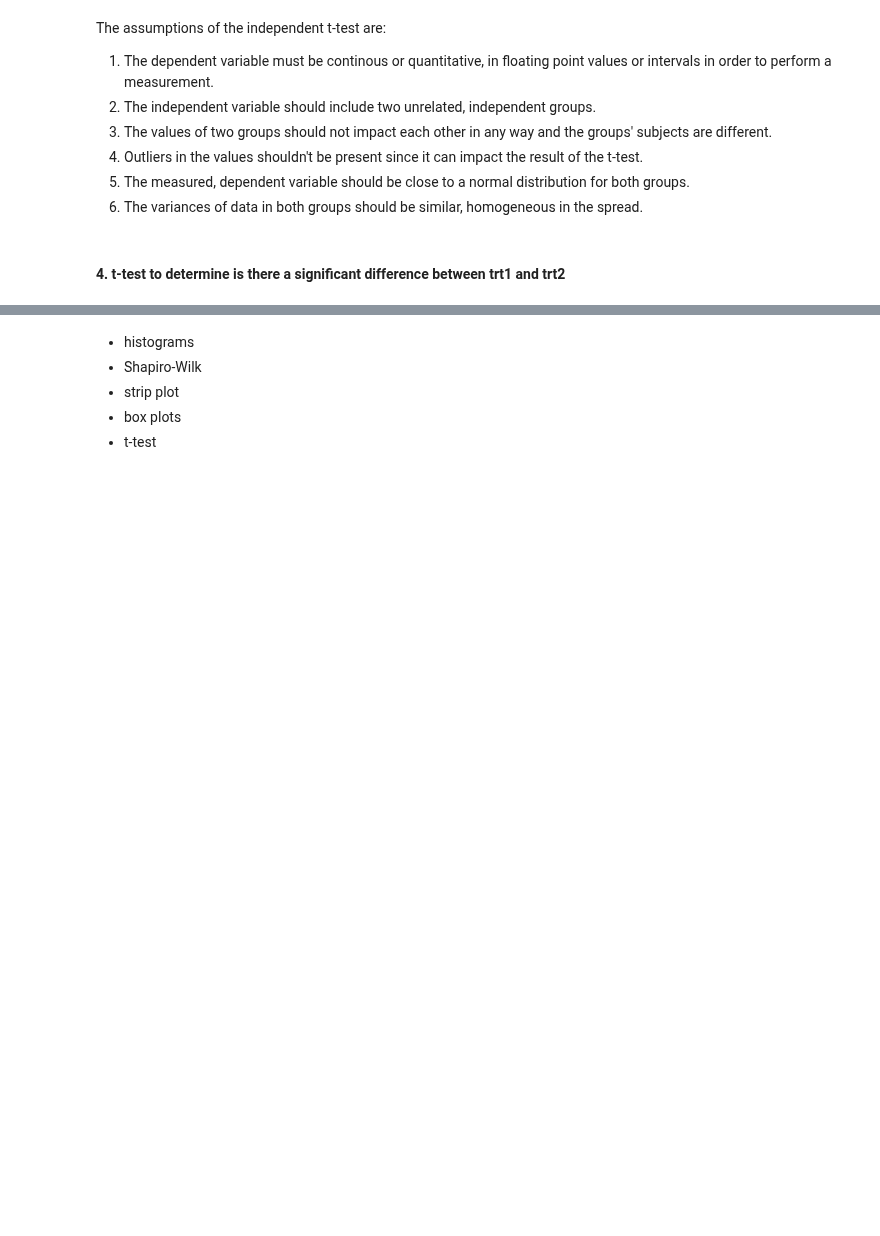
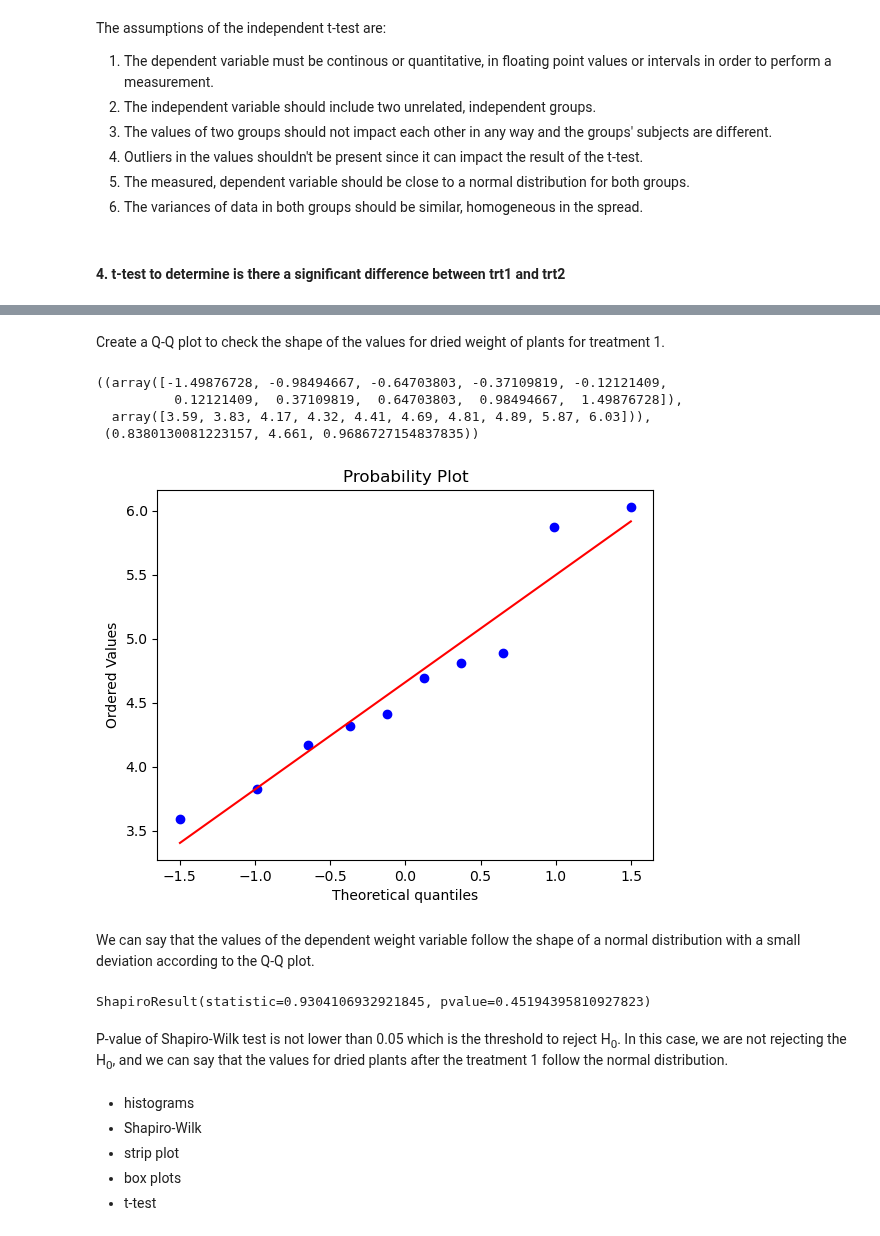
Before and after one commit to Tanja888/applied_statistics, a Jupyter notebook: project.ipynb, the cells around one changed output, grey strips where cells are left out. Saved outputs shown, nothing was run; the diff lists cells and outputs as text; code cells hidden in the pictures; blank space fills up the shorter version.

```diff
--- a/project.ipynb
+++ b/project.ipynb
@@ -134,3 +149,25 @@ The assumptions of the independent t-test are:
+# %% [markdown]
+Create a Q-Q plot to check the shape of the values for dried weight of plants for treatment 1.
+# %%
+fig, ax = plt.subplots()
+
+# Q-Q plot
+stats.probplot(trt1_group, dist='norm', plot=ax)
+# %% [output]
+((array([-1.49876728, -0.98494667, -0.64703803, -0.37109819, -0.12121409,
+          0.12121409,  0.37109819,  0.64703803,  0.98494667,  1.49876728]),
+  array([3.59, 3.83, 4.17, 4.32, 4.41, 4.69, 4.81, 4.89, 5.87, 6.03])),
+ (0.8380130081223157, 4.661, 0.9686727154837835))
+[figure, added]
+# %% [markdown]
+We can say that the values of the dependent weight variable follow the shape of a normal distribution with a small deviation according to the Q-Q plot.
+# %%
+# Shapiro-Wilk test to check if values are normally distributed
+stats.shapiro(trt1_group)
+# %% [output]
+ShapiroResult(statistic=0.9304106932921845, pvalue=0.45194395810927823)
+# %% [markdown]
+P-value of Shapiro-Wilk test is not lower than 0.05 which is the threshold to reject H<sub>0</sub>. In this case, we are not rejecting the H<sub>0</sub>, and we can say that the values for dried plants after the treatment 1 follow the normal distribution.
 # %% [markdown]
 * histograms
 * Shapiro-Wilk
```
Also changed, not shown: parts of 2 cells of this notebook.
